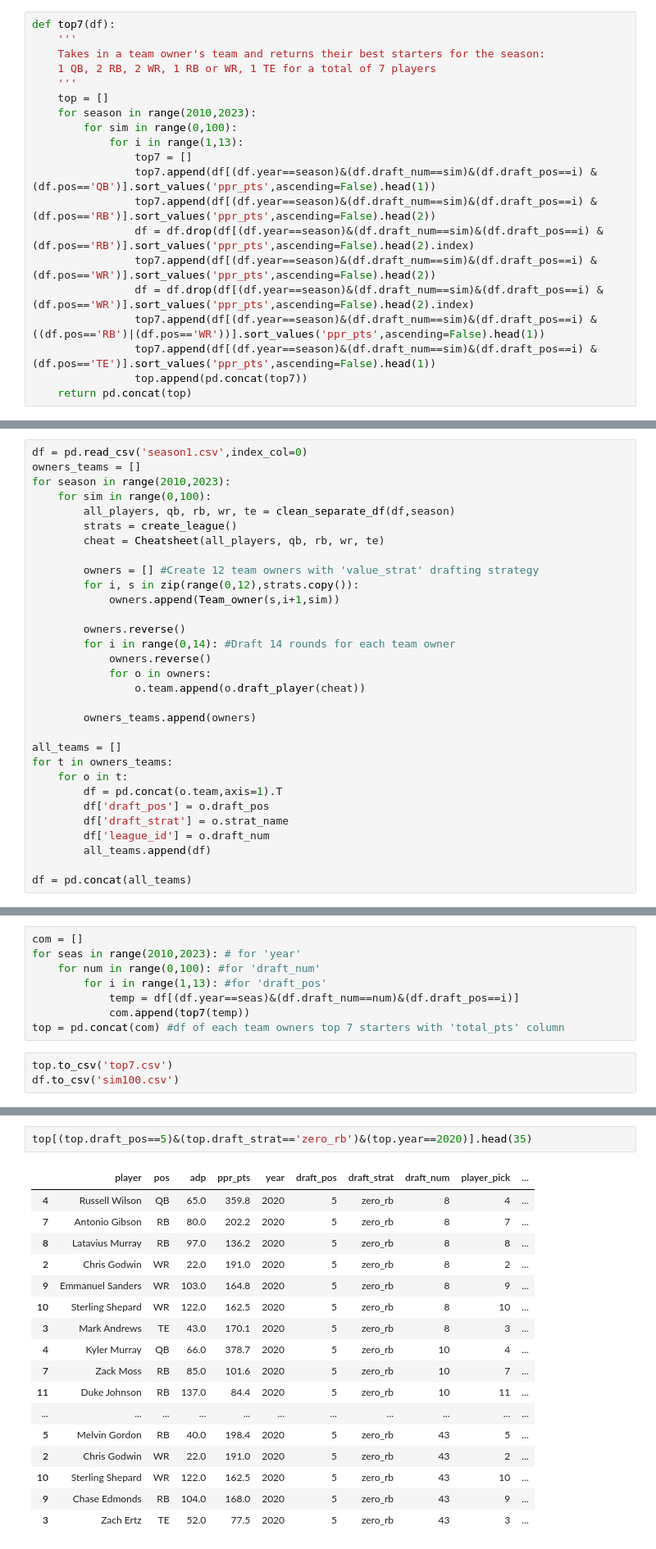
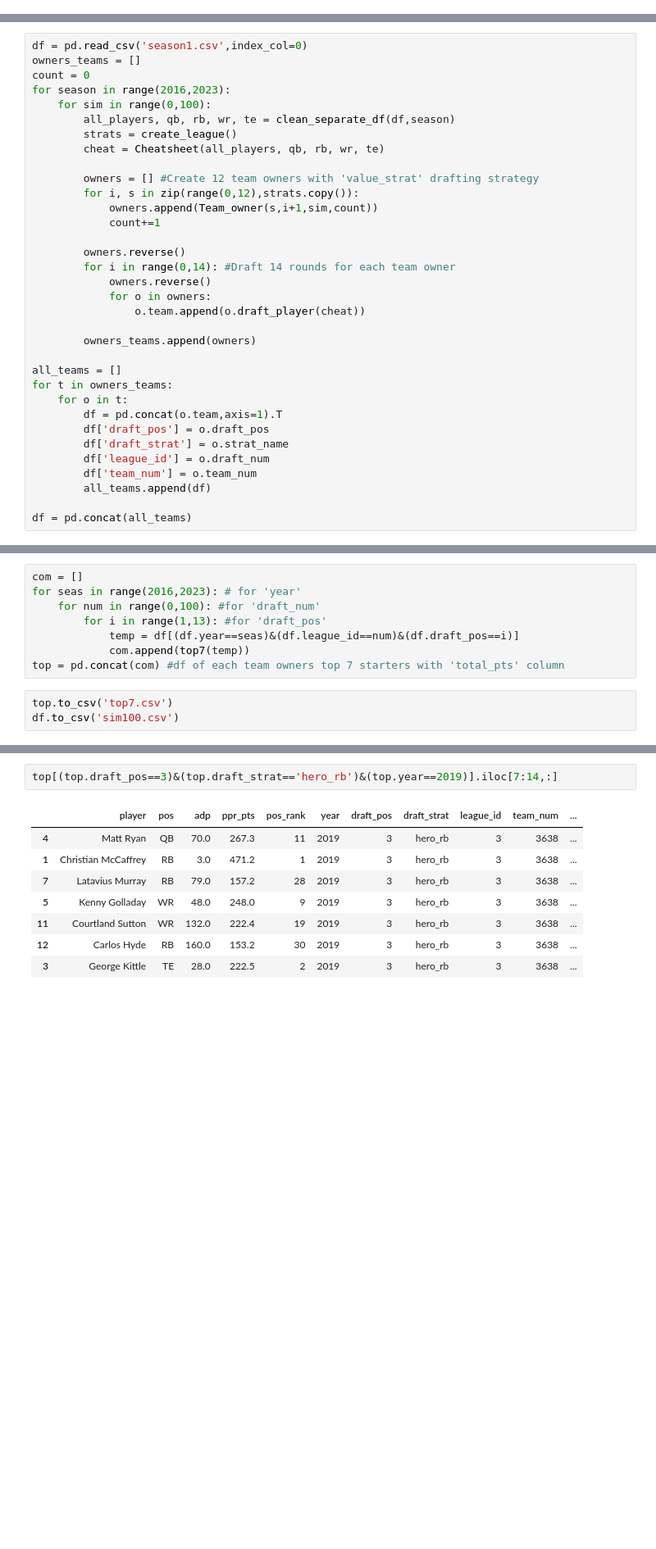
Before and after one commit to ffb-optimal-draft/ffb-draft-strategy, a Jupyter notebook: simulation.ipynb, the cells around one changed output, grey strips where cells are left out. Shown at 82% size. Saved outputs shown, nothing was run; the diff lists cells and outputs as text; blank space fills up the shorter version.

```diff
--- a/simulation.ipynb
+++ b/simulation.ipynb
@@ -204,29 +226,10 @@ class Team_owner:
-# %%
-def top7(df):
-    '''
-    Takes in a team owner's team and returns their best starters for the season:
-    1 QB, 2 RB, 2 WR, 1 RB or WR, 1 TE for a total of 7 players
-    '''
-    top = []
-    for season in range(2010,2023):
-        for sim in range(0,100):
-            for i in range(1,13):
-                top7 = []
-                top7.append(df[(df.year==season)&(df.draft_num==sim)&(df.draft_pos==i) & (df.pos=='QB')].sort_values('ppr_pts',ascending=False).head(1))
-                top7.append(df[(df.year==season)&(df.draft_num==sim)&(df.draft_pos==i) & (df.pos=='RB')].sort_values('ppr_pts',ascending=False).head(2))
-                df = df.drop(df[(df.year==season)&(df.draft_num==sim)&(df.draft_pos==i) & (df.pos=='RB')].sort_values('ppr_pts',ascending=False).head(2).index)
-                top7.append(df[(df.year==season)&(df.draft_num==sim)&(df.draft_pos==i) & (df.pos=='WR')].sort_values('ppr_pts',ascending=False).head(2))
-                df = df.drop(df[(df.year==season)&(df.draft_num==sim)&(df.draft_pos==i) & (df.pos=='WR')].sort_values('ppr_pts',ascending=False).head(2).index)
-                top7.append(df[(df.year==season)&(df.draft_num==sim)&(df.draft_pos==i) & ((df.pos=='RB')|(df.pos=='WR'))].sort_values('ppr_pts',ascending=False).head(1))
-                top7.append(df[(df.year==season)&(df.draft_num==sim)&(df.draft_pos==i) & (df.pos=='TE')].sort_values('ppr_pts',ascending=False).head(1))
-                top.append(pd.concat(top7))
-    return pd.concat(top)
 # %% [markdown]
 # Create 100 mock leagues each year to run analysis on
 # %%
 df = pd.read_csv('season1.csv',index_col=0)
 owners_teams = []
-for season in range(2010,2023):
+count = 0
+for season in range(2016,2023):
     for sim in range(0,100):
         all_players, qb, rb, wr, te = clean_separate_df(df,season)
         strats = create_league()
@@ -234,7 +237,8 @@ for season in range(2010,2023):
 
         owners = [] #Create 12 team owners with 'value_strat' drafting strategy
         for i, s in zip(range(0,12),strats.copy()):
-            owners.append(Team_owner(s,i+1,sim))
+            owners.append(Team_owner(s,i+1,sim,count))
+            count+=1
 
         owners.reverse()
         for i in range(0,14): #Draft 14 rounds for each team owner
@@ -251,6 +255,7 @@ for t in owners_teams:
         df['draft_pos'] = o.draft_pos
         df['draft_strat'] = o.strat_name
         df['league_id'] = o.draft_num
+        df['team_num'] = o.team_num
         all_teams.append(df)
 
 df = pd.concat(all_teams)
@@ -278,9 +280,9 @@ def top7(df):
 # %%
 com = []
-for seas in range(2010,2023): # for 'year'
+for seas in range(2016,2023): # for 'year'
     for num in range(0,100): #for 'draft_num'
         for i in range(1,13): #for 'draft_pos'
-            temp = df[(df.year==seas)&(df.draft_num==num)&(df.draft_pos==i)]
+            temp = df[(df.year==seas)&(df.league_id==num)&(df.draft_pos==i)]
             com.append(top7(temp))
 top = pd.concat(com) #df of each team owners top 7 starters with 'total_pts' column
 # %%
@@ -373,21 +320,12 @@ draft_pos
 Name: total_pts, dtype: float64
 # %%
-top[(top.draft_pos==5)&(top.draft_strat=='zero_rb')&(top.year==2020)].head(35)
+top[(top.draft_pos==3)&(top.draft_strat=='hero_rb')&(top.year==2019)].iloc[7:14,:]
 # %% [output]
-|  | player | pos | adp | ppr_pts | year | draft_pos | draft_strat | draft_num | player_pick | ... |
-| 4 | Russell Wilson | QB | 65.0 | 359.8 | 2020 | 5 | zero_rb | 8 | 4 | ... |
-| 7 | Antonio Gibson | RB | 80.0 | 202.2 | 2020 | 5 | zero_rb | 8 | 7 | ... |
-| 8 | Latavius Murray | RB | 97.0 | 136.2 | 2020 | 5 | zero_rb | 8 | 8 | ... |
-| 2 | Chris Godwin | WR | 22.0 | 191.0 | 2020 | 5 | zero_rb | 8 | 2 | ... |
-| 9 | Emmanuel Sanders | WR | 103.0 | 164.8 | 2020 | 5 | zero_rb | 8 | 9 | ... |
-| 10 | Sterling Shepard | WR | 122.0 | 162.5 | 2020 | 5 | zero_rb | 8 | 10 | ... |
-| 3 | Mark Andrews | TE | 43.0 | 170.1 | 2020 | 5 | zero_rb | 8 | 3 | ... |
-| 4 | Kyler Murray | QB | 66.0 | 378.7 | 2020 | 5 | zero_rb | 10 | 4 | ... |
-| 7 | Zack Moss | RB | 85.0 | 101.6 | 2020 | 5 | zero_rb | 10 | 7 | ... |
-| 11 | Duke Johnson | RB | 137.0 | 84.4 | 2020 | 5 | zero_rb | 10 | 11 | ... |
-| ... | ... | ... | ... | ... | ... | ... | ... | ... | ... | ... |
-| 5 | Melvin Gordon | RB | 40.0 | 198.4 | 2020 | 5 | zero_rb | 43 | 5 | ... |
-| 2 | Chris Godwin | WR | 22.0 | 191.0 | 2020 | 5 | zero_rb | 43 | 2 | ... |
-| 10 | Sterling Shepard | WR | 122.0 | 162.5 | 2020 | 5 | zero_rb | 43 | 10 | ... |
-| 9 | Chase Edmonds | RB | 104.0 | 168.0 | 2020 | 5 | zero_rb | 43 | 9 | ... |
-| 3 | Zach Ertz | TE | 52.0 | 77.5 | 2020 | 5 | zero_rb | 43 | 3 | ... |
+|  | player | pos | adp | ppr_pts | pos_rank | year | draft_pos | draft_strat | league_id | team_num | ... |
+| 4 | Matt Ryan | QB | 70.0 | 267.3 | 11 | 2019 | 3 | hero_rb | 3 | 3638 | ... |
+| 1 | Christian McCaffrey | RB | 3.0 | 471.2 | 1 | 2019 | 3 | hero_rb | 3 | 3638 | ... |
+| 7 | Latavius Murray | RB | 79.0 | 157.2 | 28 | 2019 | 3 | hero_rb | 3 | 3638 | ... |
+| 5 | Kenny Golladay | WR | 48.0 | 248.0 | 9 | 2019 | 3 | hero_rb | 3 | 3638 | ... |
+| 11 | Courtland Sutton | WR | 132.0 | 222.4 | 19 | 2019 | 3 | hero_rb | 3 | 3638 | ... |
+| 12 | Carlos Hyde | RB | 160.0 | 153.2 | 30 | 2019 | 3 | hero_rb | 3 | 3638 | ... |
+| 3 | George Kittle | TE | 28.0 | 222.5 | 2 | 2019 | 3 | hero_rb | 3 | 3638 | ... |
```
Also changed, not shown: parts of 23 cells of this notebook.
